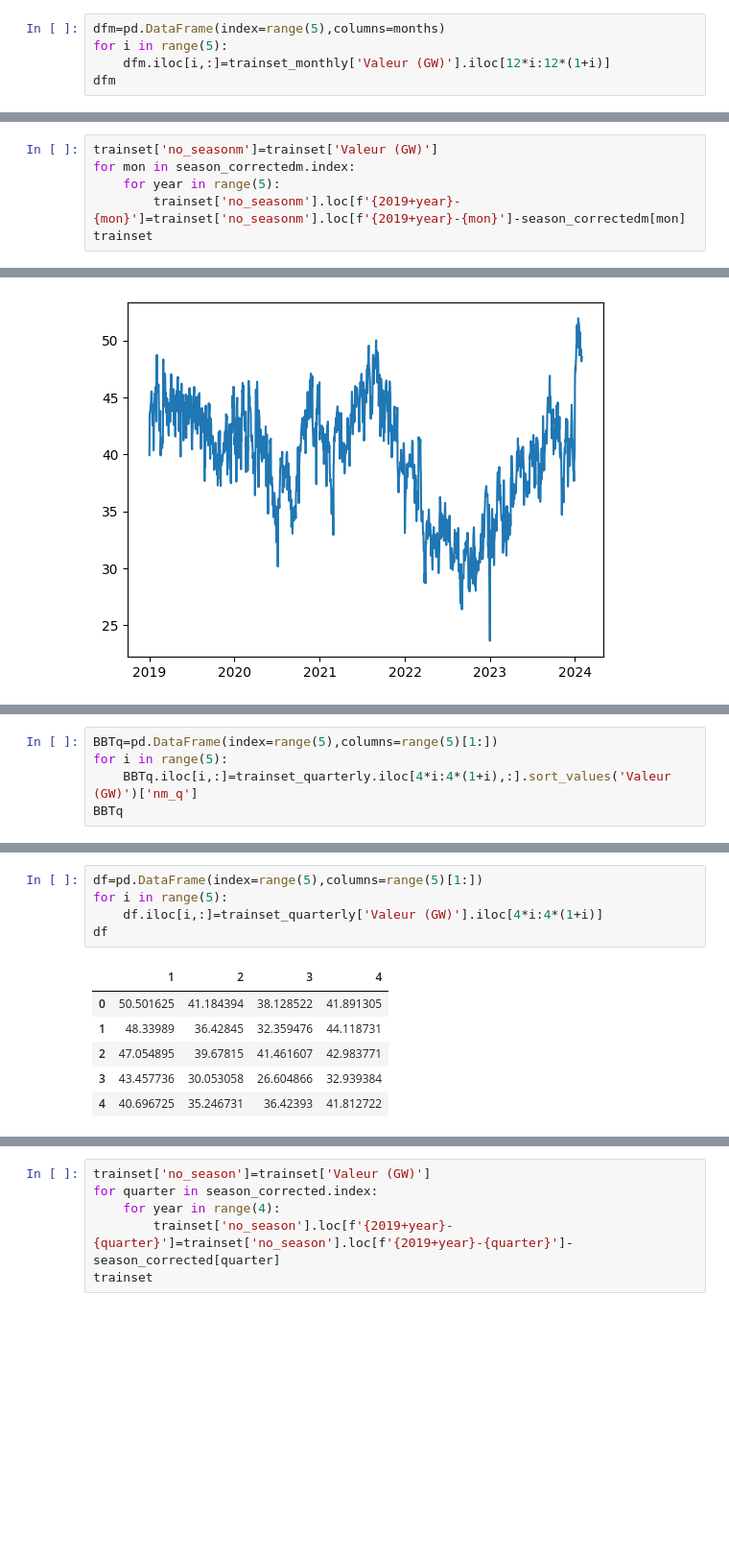
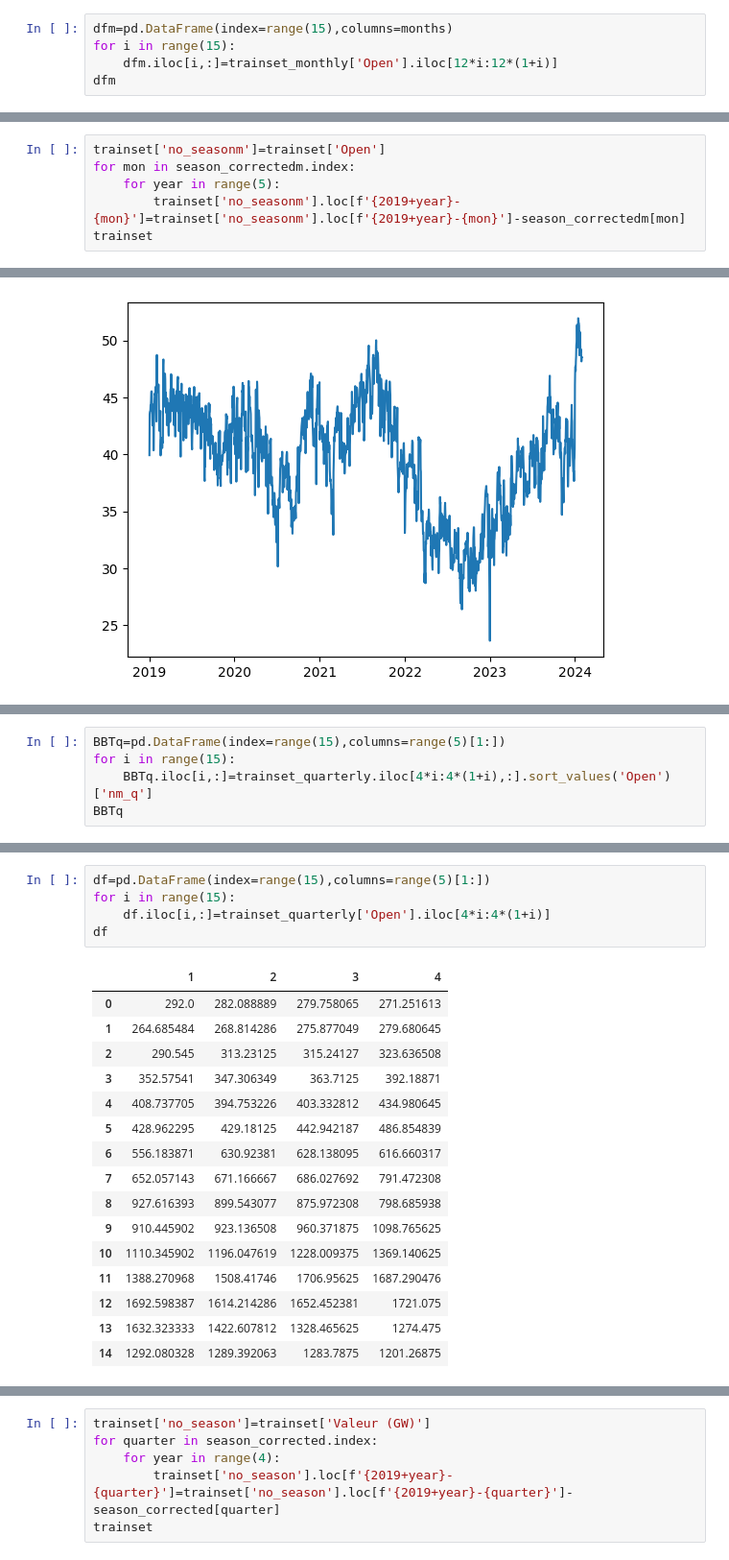
Before and after one commit to Max9925/data-science, a Jupyter notebook: données temporel/gold/gold.ipynb, the cells around one changed output, grey strips where cells are left out. Shown at 96% size. Saved outputs shown, nothing was run; the diff lists cells and outputs as text; blank space fills up the shorter version.

```diff
--- a/données temporel/gold/gold.ipynb
+++ b/données temporel/gold/gold.ipynb
@@ -121,7 +123,7 @@ BBT
 # %%
-dfm=pd.DataFrame(index=range(5),columns=months)
-for i in range(5):
-    dfm.iloc[i,:]=trainset_monthly['Valeur (GW)'].iloc[12*i:12*(1+i)]
+dfm=pd.DataFrame(index=range(15),columns=months)
+for i in range(15):
+    dfm.iloc[i,:]=trainset_monthly['Open'].iloc[12*i:12*(1+i)]
 dfm
 # %% [output]
 |  | jan | feb | mar | apr | may | jun | jul | aug | sep | oct | nov | ... |
@@ -149,6 +161,6 @@ dec    4.439557
 dtype: object
 # %%
-trainset['no_seasonm']=trainset['Valeur (GW)']
+trainset['no_seasonm']=trainset['Open']
 for mon in season_correctedm.index:
     for year in range(5):
         trainset['no_seasonm'].loc[f'{2019+year}-{mon}']=trainset['no_seasonm'].loc[f'{2019+year}-{mon}']-season_correctedm[mon]
@@ -234,7 +212,7 @@ trainset_quarterly
 # %%
-BBTq=pd.DataFrame(index=range(5),columns=range(5)[1:])
-for i in range(5):
-    BBTq.iloc[i,:]=trainset_quarterly.iloc[4*i:4*(1+i),:].sort_values('Valeur (GW)')['nm_q']
+BBTq=pd.DataFrame(index=range(15),columns=range(5)[1:])
+for i in range(15):
+    BBTq.iloc[i,:]=trainset_quarterly.iloc[4*i:4*(1+i),:].sort_values('Open')['nm_q']
 BBTq
 # %% [output]
 |  | 1 | 2 | 3 | 4 |
@@ -246,15 +234,25 @@ BBTq
 # %%
-df=pd.DataFrame(index=range(5),columns=range(5)[1:])
-for i in range(5):
-    df.iloc[i,:]=trainset_quarterly['Valeur (GW)'].iloc[4*i:4*(1+i)]
+df=pd.DataFrame(index=range(15),columns=range(5)[1:])
+for i in range(15):
+    df.iloc[i,:]=trainset_quarterly['Open'].iloc[4*i:4*(1+i)]
 df
 # %% [output]
 |  | 1 | 2 | 3 | 4 |
-| 0 | 50.501625 | 41.184394 | 38.128522 | 41.891305 |
-| 1 | 48.33989 | 36.42845 | 32.359476 | 44.118731 |
-| 2 | 47.054895 | 39.67815 | 41.461607 | 42.983771 |
-| 3 | 43.457736 | 30.053058 | 26.604866 | 32.939384 |
-| 4 | 40.696725 | 35.246731 | 36.42393 | 41.812722 |
+| 0 | 292.0 | 282.088889 | 279.758065 | 271.251613 |
+| 1 | 264.685484 | 268.814286 | 275.877049 | 279.680645 |
+| 2 | 290.545 | 313.23125 | 315.24127 | 323.636508 |
+| 3 | 352.57541 | 347.306349 | 363.7125 | 392.18871 |
+| 4 | 408.737705 | 394.753226 | 403.332812 | 434.980645 |
+| 5 | 428.962295 | 429.18125 | 442.942187 | 486.854839 |
+| 6 | 556.183871 | 630.92381 | 628.138095 | 616.660317 |
+| 7 | 652.057143 | 671.166667 | 686.027692 | 791.472308 |
+| 8 | 927.616393 | 899.543077 | 875.972308 | 798.685938 |
+| 9 | 910.445902 | 923.136508 | 960.371875 | 1098.765625 |
+| 10 | 1110.345902 | 1196.047619 | 1228.009375 | 1369.140625 |
+| 11 | 1388.270968 | 1508.41746 | 1706.95625 | 1687.290476 |
+| 12 | 1692.598387 | 1614.214286 | 1652.452381 | 1721.075 |
+| 13 | 1632.323333 | 1422.607812 | 1328.465625 | 1274.475 |
+| 14 | 1292.080328 | 1289.392063 | 1283.7875 | 1201.26875 |
 # %%
 season_corrected=df.mean()-df.mean(axis=0).sum()/len(df.mean())
 season_corrected
```
Also changed, not shown: parts of 9 cells of this notebook, 2 other files.
